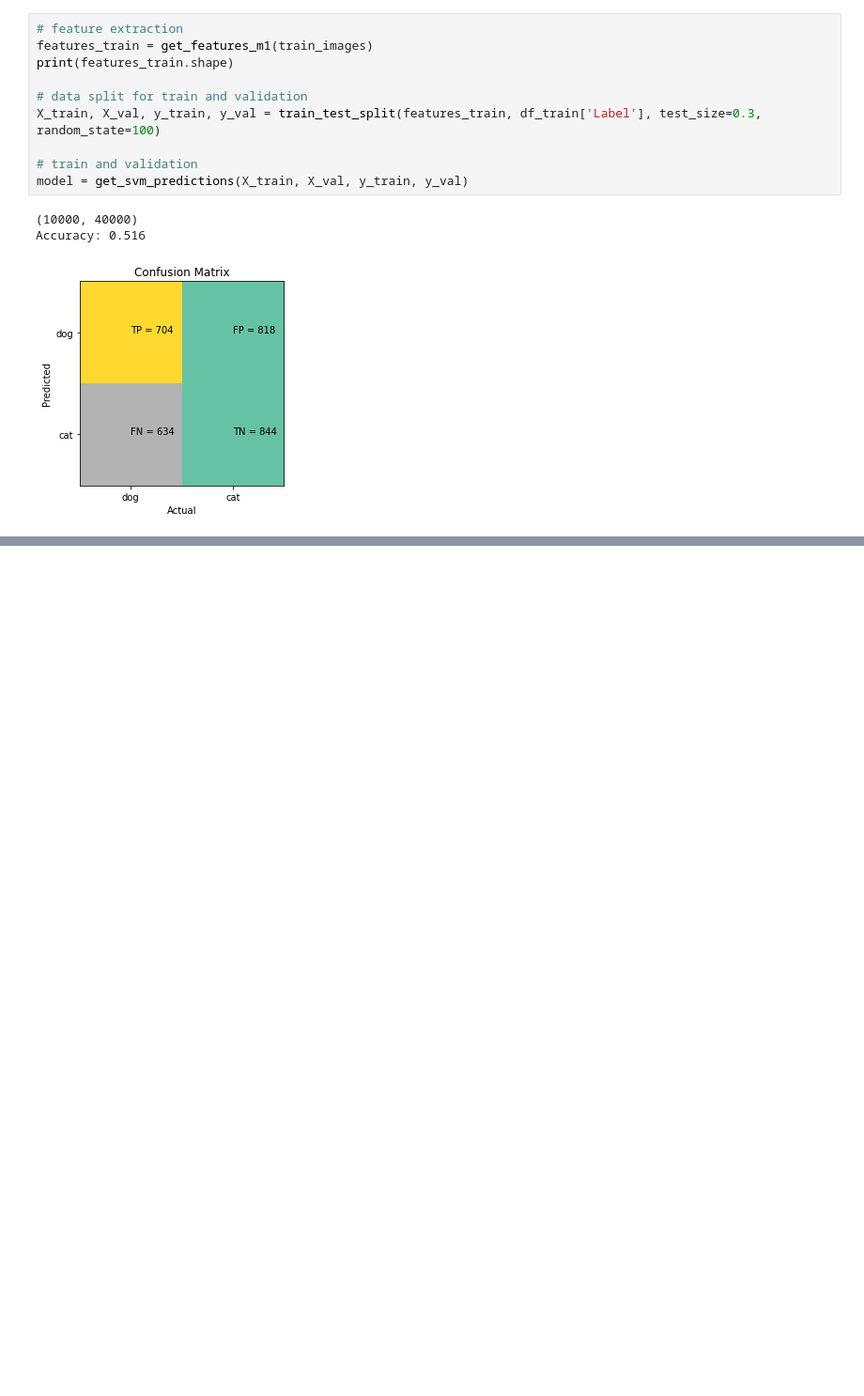
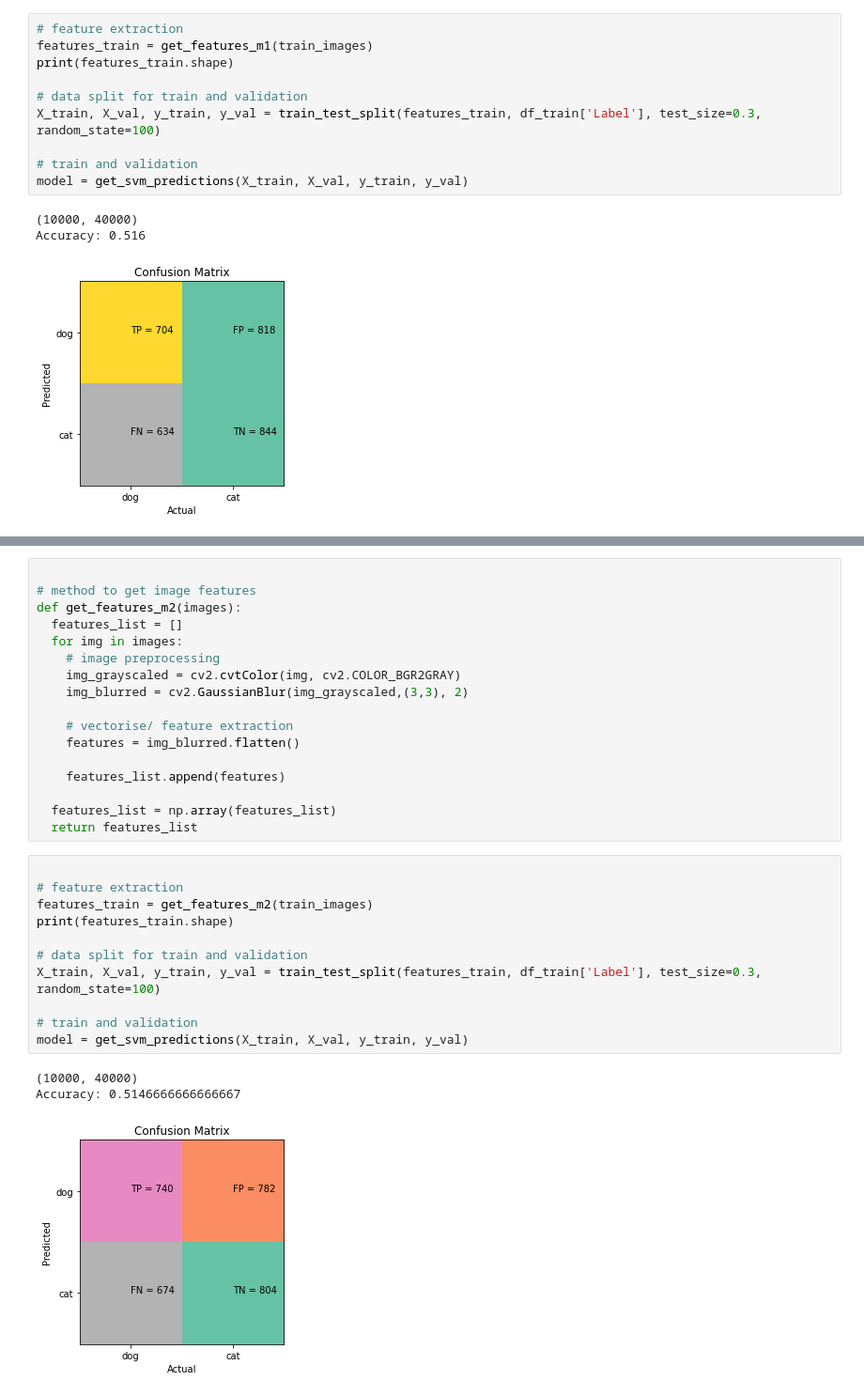
Before and after one commit to YazCodes/ImagePrediction, a Jupyter notebook: cat_or_dog2.ipynb, the cells around one changed output, grey strips where cells are left out. Shown at 94% size. Cells and saved outputs as stored; diff of their text form; blank space fills up the shorter version.

```diff
--- a/cat_or_dog2.ipynb
+++ b/cat_or_dog2.ipynb
@@ -179,0 +249,32 @@ df_test.to_csv('/content/test-predictions.csv', index=False)
+# %%
+
+# method to get image features
+def get_features_m2(images):
+  features_list = []
+  for img in images:
+    # image preprocessing
+    img_grayscaled = cv2.cvtColor(img, cv2.COLOR_BGR2GRAY)
+    img_blurred = cv2.GaussianBlur(img_grayscaled,(3,3), 2)
+
+    # vectorise/ feature extraction
+    features = img_blurred.flatten()
+
+    features_list.append(features)
+
+  features_list = np.array(features_list)
+  return features_list
+# %%
+
+# feature extraction
+features_train = get_features_m2(train_images)
+print(features_train.shape)
+
+# data split for train and validation
+X_train, X_val, y_train, y_val = train_test_split(features_train, df_train['Label'], test_size=0.3, random_state=100)
+
+# train and validation
+model = get_svm_predictions(X_train, X_val, y_train, y_val)
+# %% [output]
+(10000, 40000)
+Accuracy: 0.5146666666666667
+[figure, added]
```
Also changed, not shown: parts of 18 cells of this notebook.
